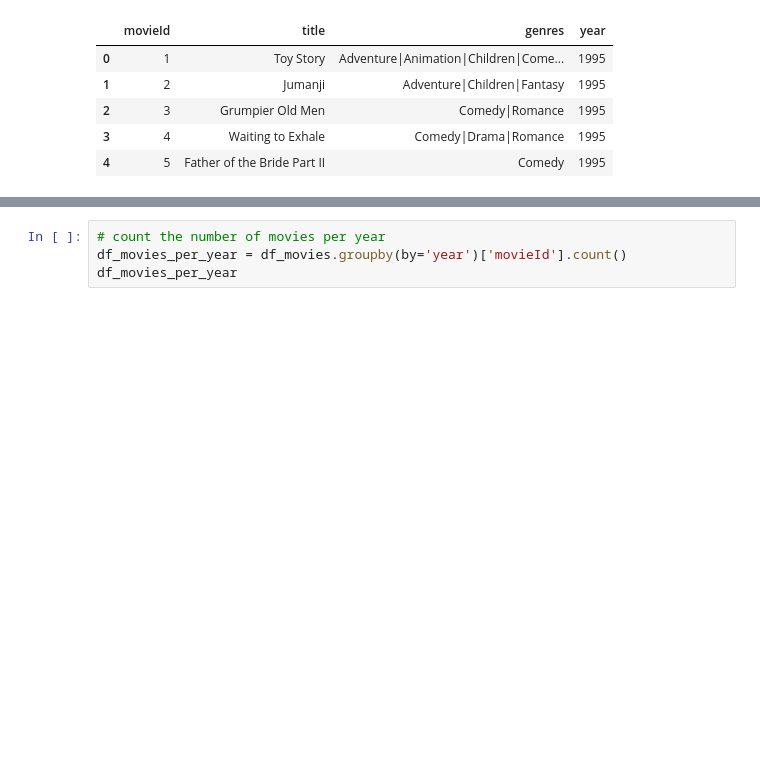
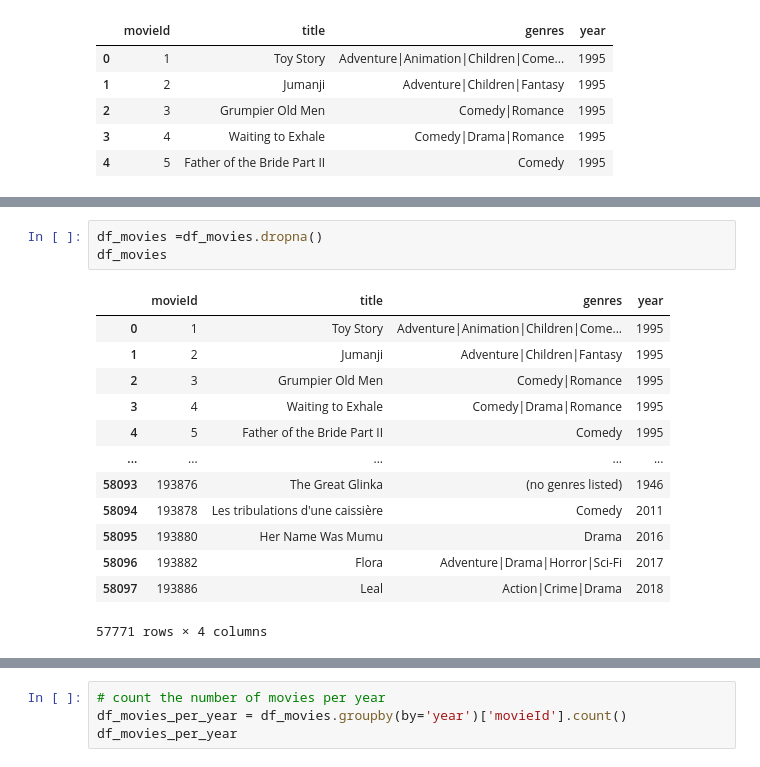
Before and after one commit to VineelaNedunuri/Machine-Learning-vineela-nedunuri, a Jupyter notebook: Labb/Rekommender_system.ipynb, the cells around one changed output, grey strips where cells are left out. Saved outputs shown, nothing was run; the diff lists cells and outputs as text; blank space fills up the shorter version.

Commit message:
filtered movies data

```diff
--- a/Labb/Rekommender_system.ipynb
+++ b/Labb/Rekommender_system.ipynb
@@ -347,0 +362,17 @@ df_movies.head()
+# %%
+df_movies =df_movies.dropna()
+df_movies
+# %% [output]
+|  | movieId | title | genres | year |
+| 0 | 1 | Toy Story | Adventure|Animation|Children|Come... | 1995 |
+| 1 | 2 | Jumanji | Adventure|Children|Fantasy | 1995 |
+| 2 | 3 | Grumpier Old Men | Comedy|Romance | 1995 |
+| 3 | 4 | Waiting to Exhale | Comedy|Drama|Romance | 1995 |
+| 4 | 5 | Father of the Bride Part II | Comedy | 1995 |
+| ... | ... | ... | ... | ... |
+| 58093 | 193876 | The Great Glinka | (no genres listed) | 1946 |
+| 58094 | 193878 | Les tribulations d'une caissière | Comedy | 2011 |
+| 58095 | 193880 | Her Name Was Mumu | Drama | 2016 |
+| 58096 | 193882 | Flora | Adventure|Drama|Horror|Sci-Fi | 2017 |
+| 58097 | 193886 | Leal | Action|Crime|Drama | 2018 |
+57771 rows × 4 columns
```
Also changed, not shown: parts of 11 cells of this notebook.
